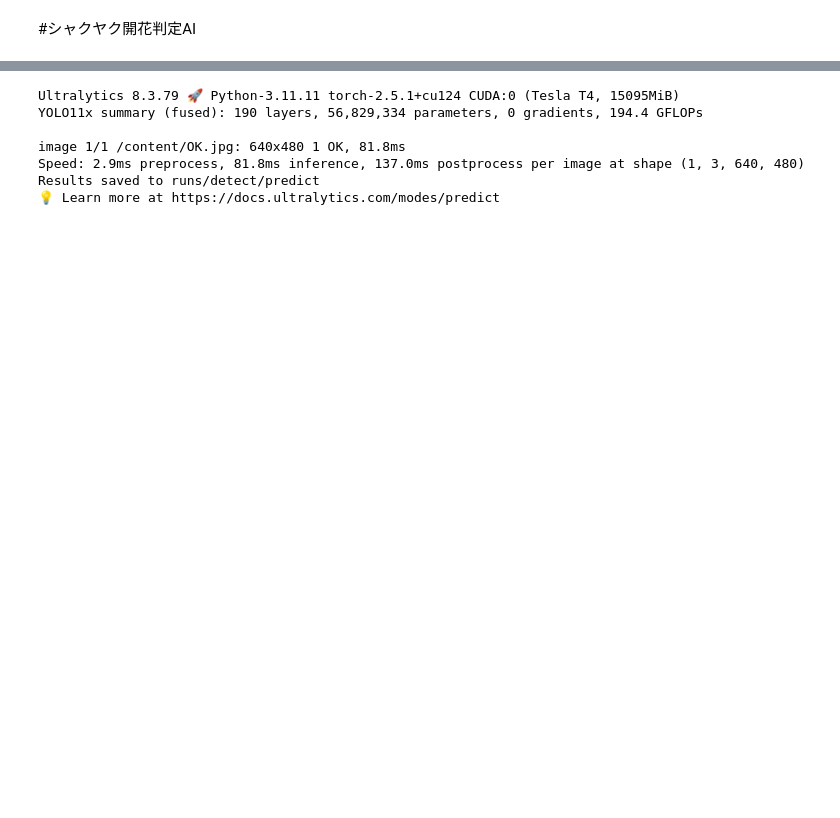
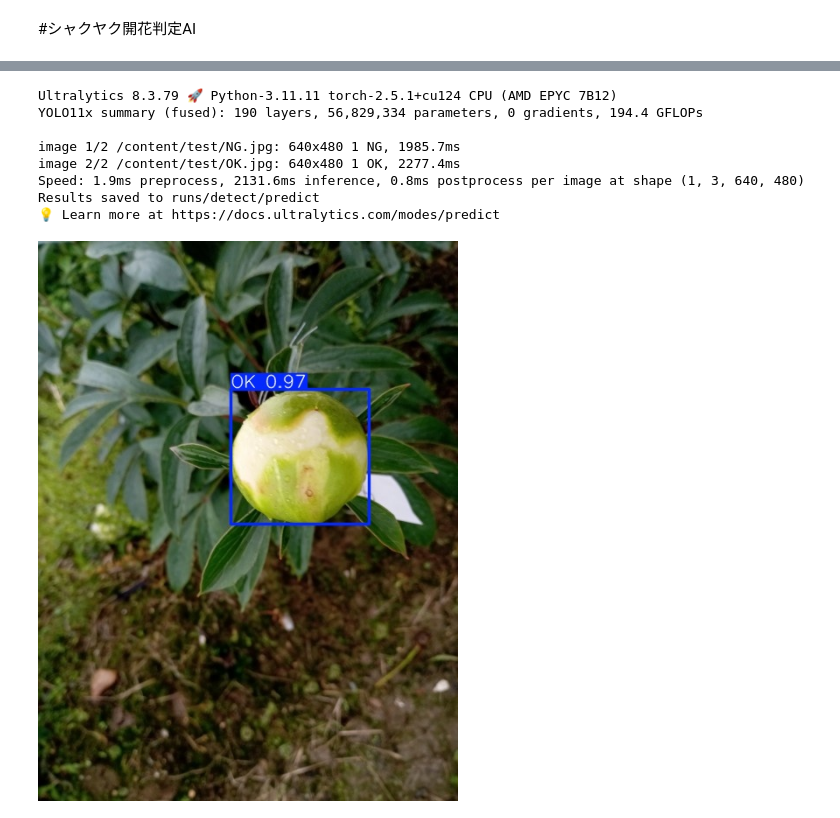
Before and after one commit to 1900690/yolo11-syakuyaku-app, a Jupyter notebook: syakuyaku-detect.ipynb, the cells around one changed output, grey strips where cells are left out. Drawn from its saved outputs; the diff is of its cells as text; code cells hidden in the pictures; blank space fills up the shorter version.

```diff
--- a/syakuyaku-detect.ipynb
+++ b/syakuyaku-detect.ipynb
@@ -41,16 +40,31 @@ width=30%>
 # %%
-%cd '/content/'
+#@title 分析して画像を表示
+%cd -q '/content/'
 
 import ultralytics
 import shutil
+import cv2
+import numpy as np
+import math
+from google.colab.patches import cv2_imshow
+
+
 if os.path.exists('/content/runs/detect/predict'):
     shutil.rmtree('/content/runs/detect/predict')
 !yolo predict model=/content/all-best-obj-model.pt source='/content/test/'
+
+folder_path = '/content/runs/detect/predict'
+files = [os.path.join(folder_path, f) for f in os.listdir(folder_path) if os.path.isfile(os.path.join(folder_path, f))]
+for filname in files:
+  img = cv2.imread(filname)
+  cv2_imshow(img)
 # %% [output]
-Ultralytics 8.3.79 🚀 Python-3.11.11 torch-2.5.1+cu124 CUDA:0 (Tesla T4, 15095MiB)
+Ultralytics 8.3.79 🚀 Python-3.11.11 torch-2.5.1+cu124 CPU (AMD EPYC 7B12)
 YOLO11x summary (fused): 190 layers, 56,829,334 parameters, 0 gradients, 194.4 GFLOPs
 
-image 1/1 /content/OK.jpg: 640x480 1 OK, 81.8ms
-Speed: 2.9ms preprocess, 81.8ms inference, 137.0ms postprocess per image at shape (1, 3, 640, 480)
+image 1/2 /content/test/NG.jpg: 640x480 1 NG, 1985.7ms
+image 2/2 /content/test/OK.jpg: 640x480 1 OK, 2277.4ms
+Speed: 1.9ms preprocess, 2131.6ms inference, 0.8ms postprocess per image at shape (1, 3, 640, 480)
 Results saved to runs/detect/predict
 💡 Learn more at https://docs.ultralytics.com/modes/predict
+[figure, added]
```
Also changed, not shown: parts of 5 cells of this notebook.
